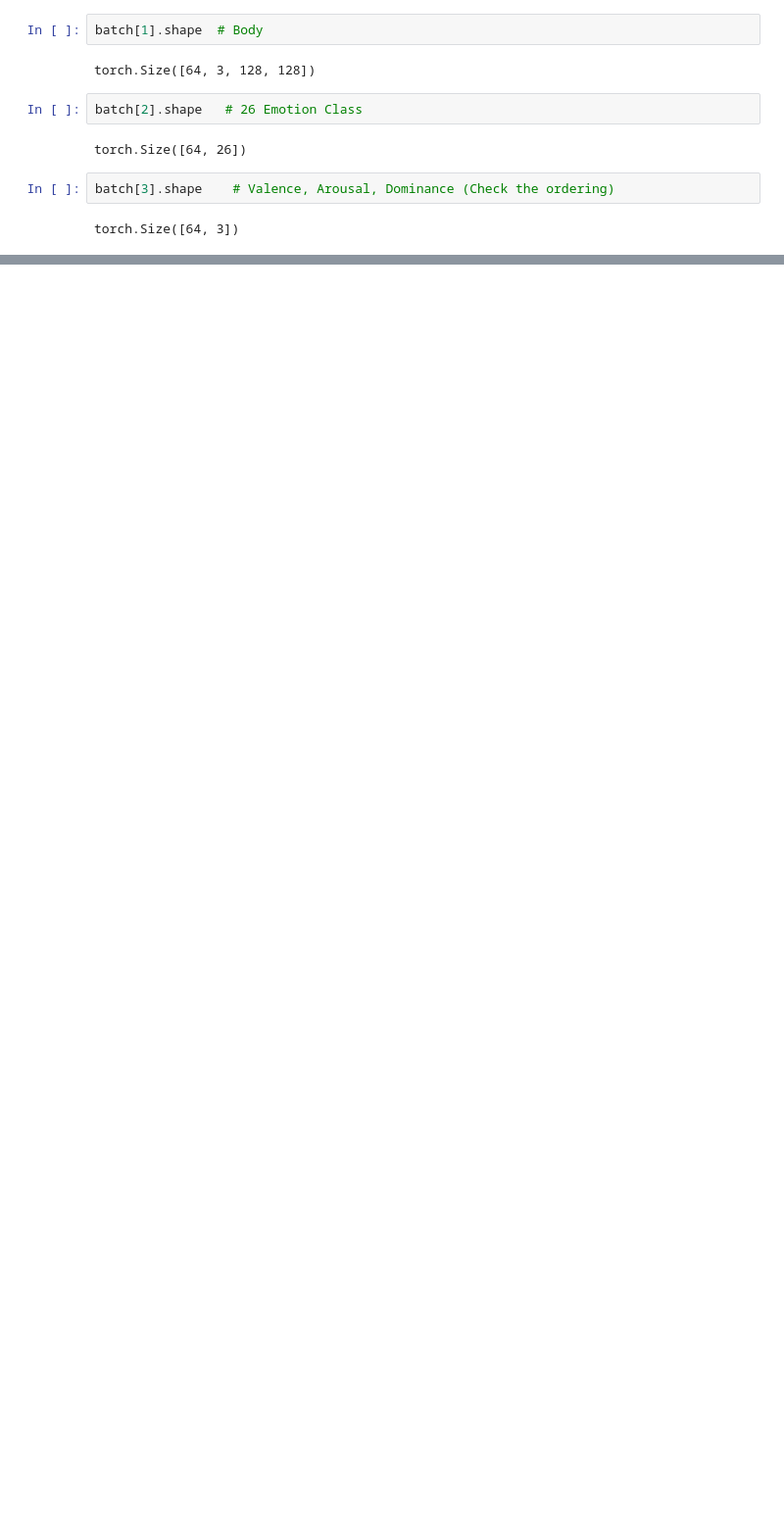
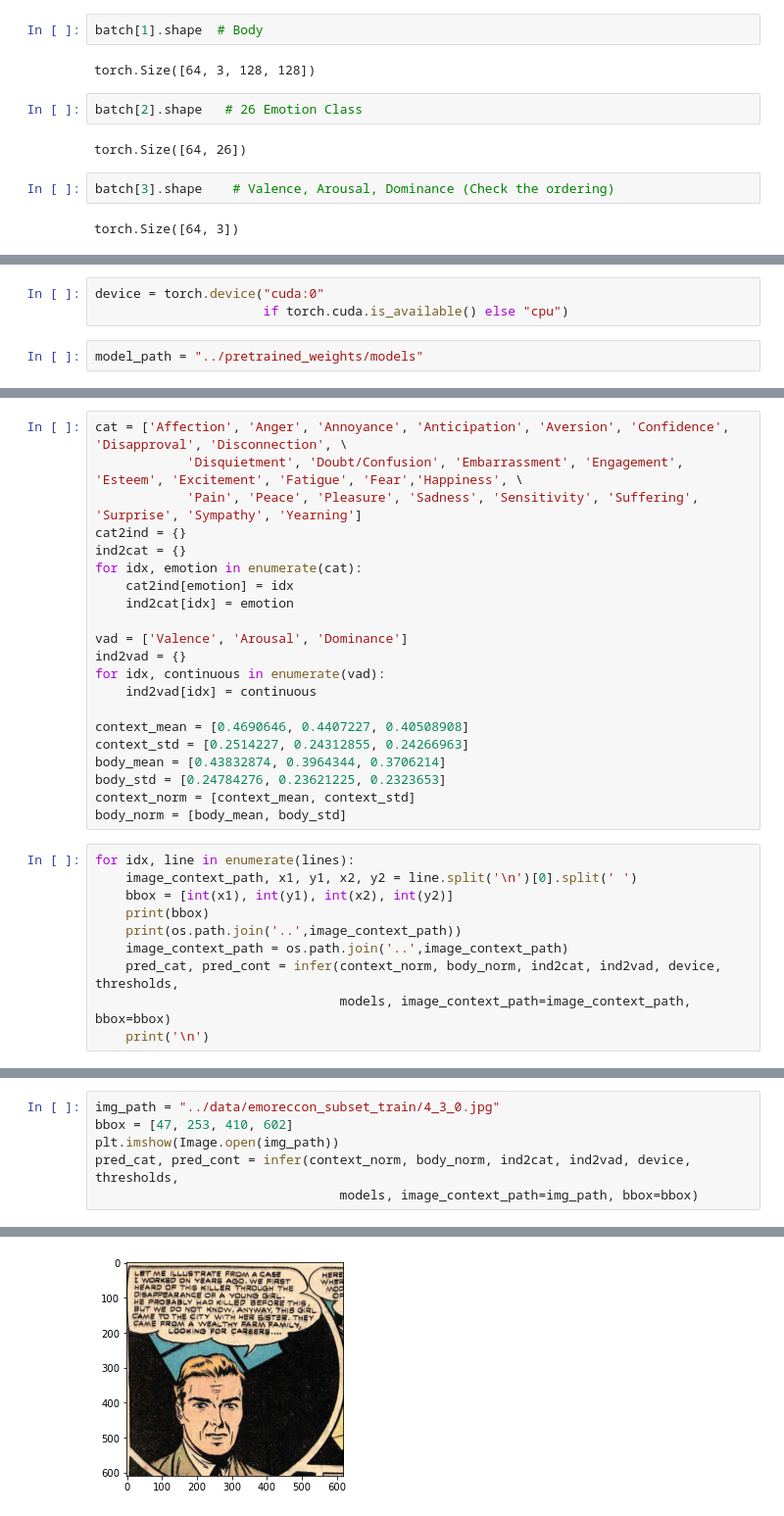
Before and after one commit to inzva/emotion-recognition-drawings, a Jupyter notebook: notebooks/emotics_test.ipynb, the cells around one changed output, grey strips where cells are left out. Shown: that part at 98% size. Drawn from its saved outputs; the diff is of its cells as text; blank space fills up the shorter version.

Commit message:
Inference Procedure is added to playground

```diff
--- a/notebooks/emotics_test.ipynb
+++ b/notebooks/emotics_test.ipynb
@@ -77,0 +106,5 @@ torch.Size([64, 3])
+# %%
+device = torch.device("cuda:0"
+                      if torch.cuda.is_available() else "cpu")
+# %%
+model_path = "../pretrained_weights/models"
@@ -77,0 +217,31 @@ torch.Size([64, 3])
+# %%
+cat = ['Affection', 'Anger', 'Annoyance', 'Anticipation', 'Aversion', 'Confidence', 'Disapproval', 'Disconnection', \
+            'Disquietment', 'Doubt/Confusion', 'Embarrassment', 'Engagement', 'Esteem', 'Excitement', 'Fatigue', 'Fear','Happiness', \
+            'Pain', 'Peace', 'Pleasure', 'Sadness', 'Sensitivity', 'Suffering', 'Surprise', 'Sympathy', 'Yearning']
+cat2ind = {}
+ind2cat = {}
+for idx, emotion in enumerate(cat):
+    cat2ind[emotion] = idx
+    ind2cat[idx] = emotion
+
+vad = ['Valence', 'Arousal', 'Dominance']
+ind2vad = {}
+for idx, continuous in enumerate(vad):
+    ind2vad[idx] = continuous
+
+context_mean = [0.4690646, 0.4407227, 0.40508908]
+context_std = [0.2514227, 0.24312855, 0.24266963]
+body_mean = [0.43832874, 0.3964344, 0.3706214]
+body_std = [0.24784276, 0.23621225, 0.2323653]
+context_norm = [context_mean, context_std]
+body_norm = [body_mean, body_std]
+# %%
+for idx, line in enumerate(lines):
+    image_context_path, x1, y1, x2, y2 = line.split('\n')[0].split(' ')
+    bbox = [int(x1), int(y1), int(x2), int(y2)]
+    print(bbox)
+    print(os.path.join('..',image_context_path))
+    image_context_path = os.path.join('..',image_context_path)
+    pred_cat, pred_cont = infer(context_norm, body_norm, ind2cat, ind2vad, device, thresholds,
+                                models, image_context_path=image_context_path, bbox=bbox)
+    print('\n')
@@ -77,0 +268,7 @@ torch.Size([64, 3])
+# %%
+img_path = "../data/emoreccon_subset_train/4_3_0.jpg"
+bbox = [47, 253, 410, 602]
+plt.imshow(Image.open(img_path))
+pred_cat, pred_cont = infer(context_norm, body_norm, ind2cat, ind2vad, device, thresholds,
+                                models, image_context_path=img_path, bbox=bbox)
+# %% [output]
@@ -77,0 +285 @@ torch.Size([64, 3])
+[figure, added]
```
Also changed, not shown: parts of 16 cells of this notebook.
